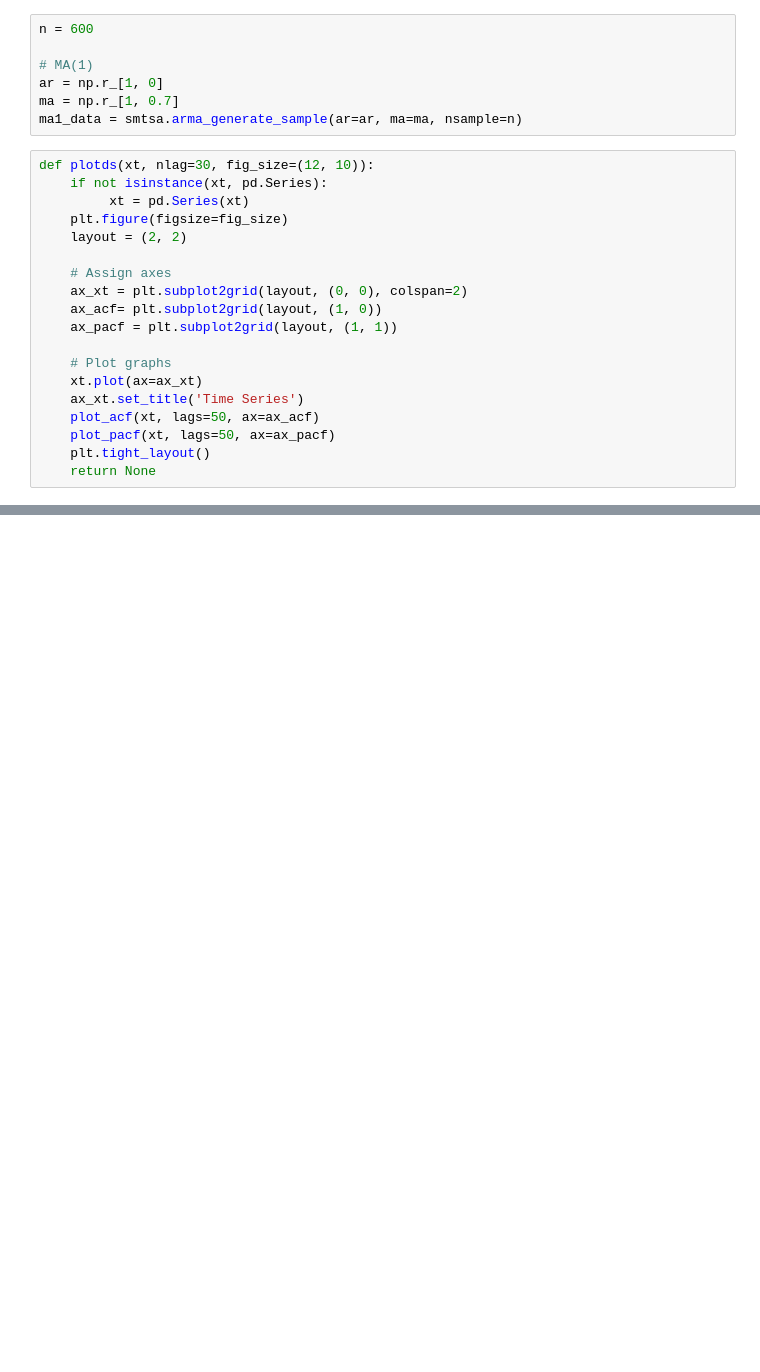
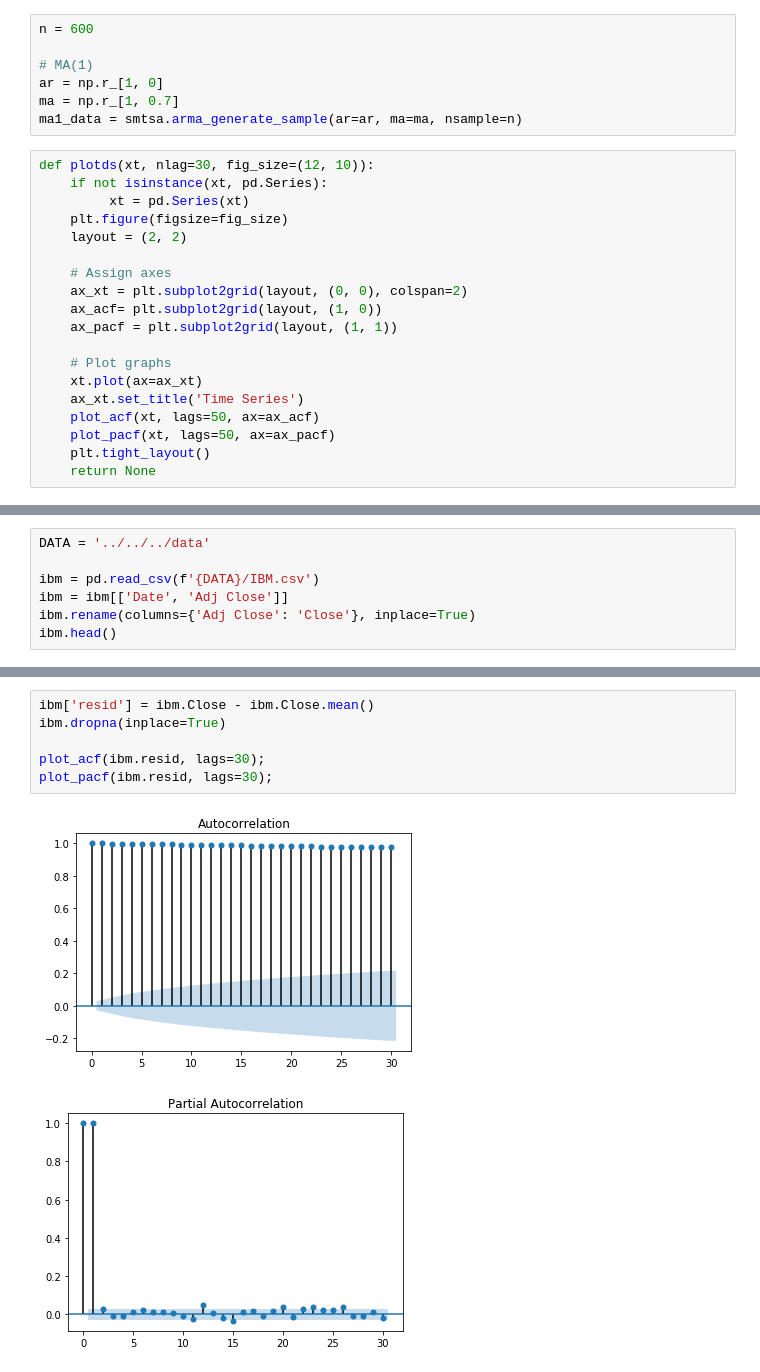
Before and after one commit to damiansp/TS, a Jupyter notebook: python/practical_TSA/04_ARIMA_models/04b_moving_average_models.py.ipynb, the cells around one changed output, grey strips where cells are left out. Cells and saved outputs as stored; diff of their text form; blank space fills up the shorter version.

```diff
--- a/python/practical_TSA/04_ARIMA_models/04b_moving_average_models.py.ipynb
+++ b/python/practical_TSA/04_ARIMA_models/04b_moving_average_models.py.ipynb
@@ -86,0 +132,7 @@ n = 600
+# %%
+DATA = '../../../data'
+
+ibm = pd.read_csv(f'{DATA}/IBM.csv')
+ibm = ibm[['Date', 'Adj Close']]
+ibm.rename(columns={'Adj Close': 'Close'}, inplace=True)
+ibm.head()
@@ -86,0 +146,9 @@ n = 600
+# %%
+ibm['resid'] = ibm.Close - ibm.Close.mean()
+ibm.dropna(inplace=True)
+
+plot_acf(ibm.resid, lags=30);
+plot_pacf(ibm.resid, lags=30);
+# %% [output]
+[figure, added]
+[figure, added]
```
Also changed, not shown: parts of 12 cells of this notebook.
